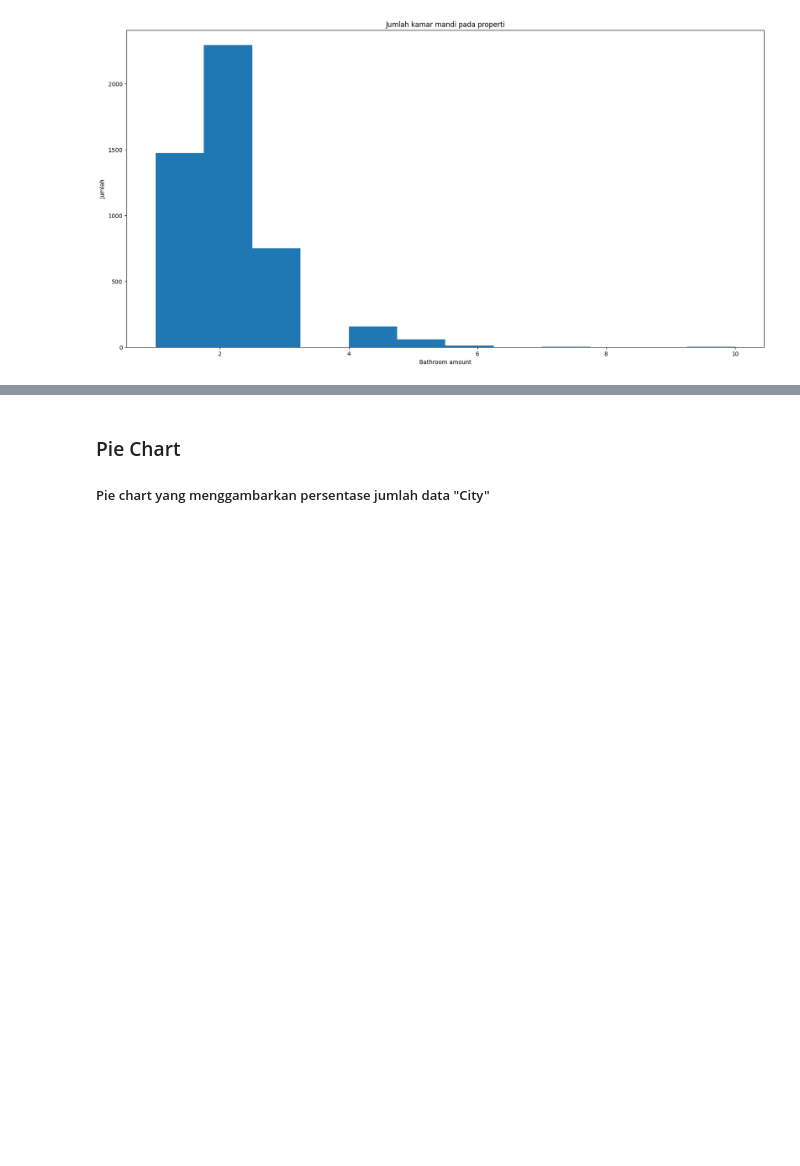
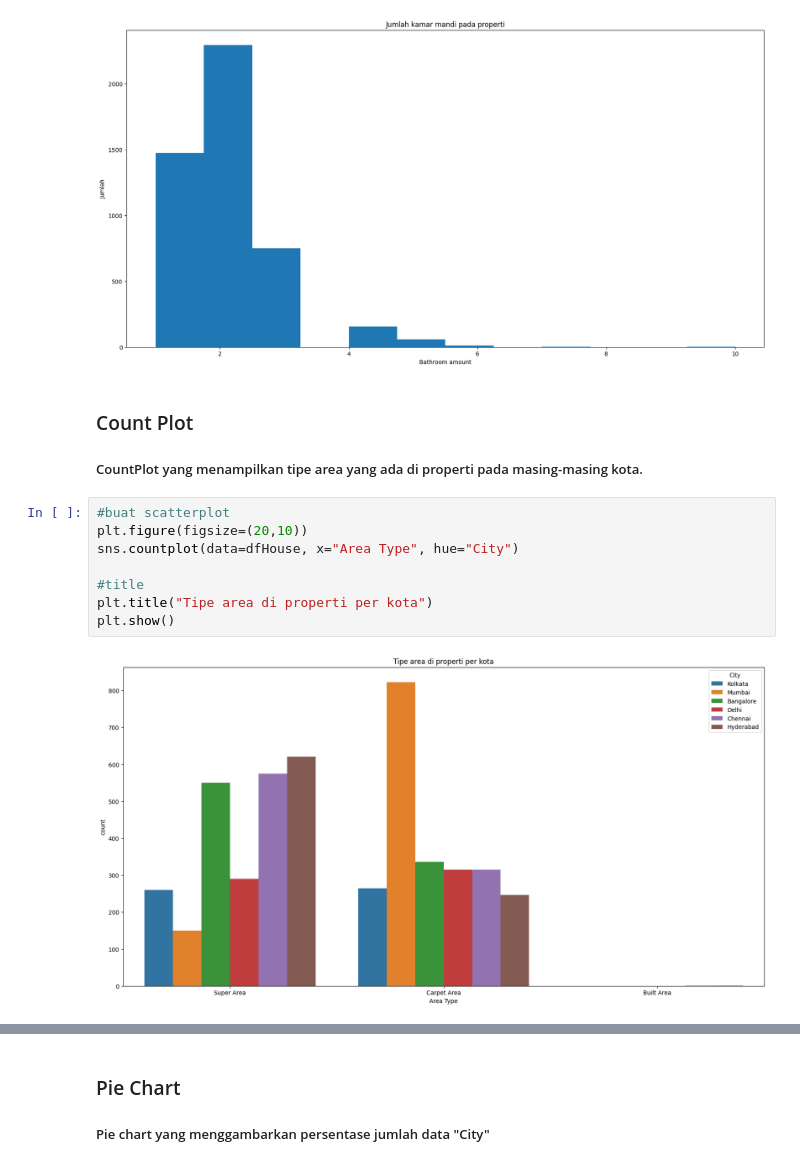
Before and after one commit to NatanaelPLHN/Praktikum_KB, a Jupyter notebook: Posttest_KB_3/posttest3.ipynb, the cells around one changed output, grey strips where cells are left out. Drawn from its saved outputs; the diff is of its cells as text; blank space fills up the shorter version.

```diff
--- a/Posttest_KB_3/posttest3.ipynb
+++ b/Posttest_KB_3/posttest3.ipynb
@@ -107,3 +107,16 @@ plt.title("Jumlah kamar mandi pada properti")
 plt.show()
 # %% [output]
 [figure]
+# %% [markdown]
+### Count Plot
+##### CountPlot yang menampilkan tipe area yang ada di properti pada masing-masing kota.
+# %%
+#buat scatterplot
+plt.figure(figsize=(20,10))
+sns.countplot(data=dfHouse, x="Area Type", hue="City")
+
+#title
+plt.title("Tipe area di properti per kota")
+plt.show()
+# %% [output]
+[figure, added]
```
Also changed, not shown: parts of 4 cells of this notebook.
